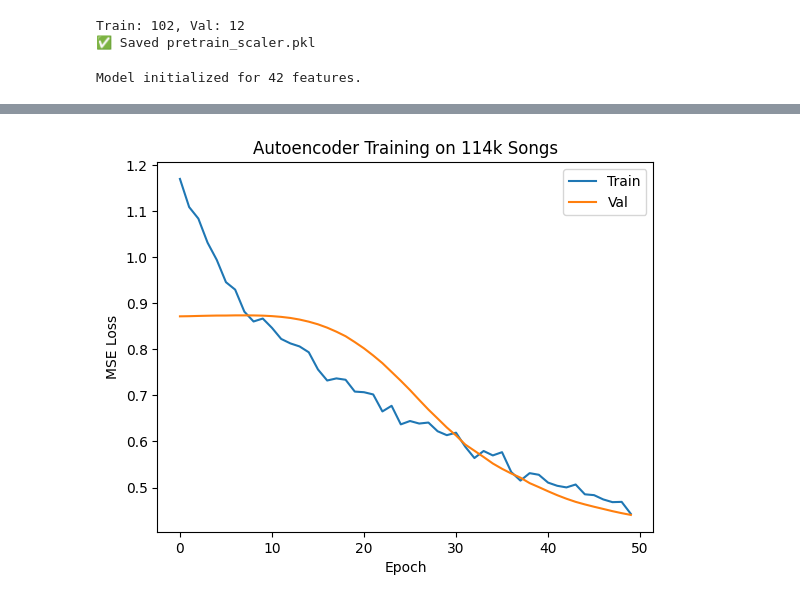
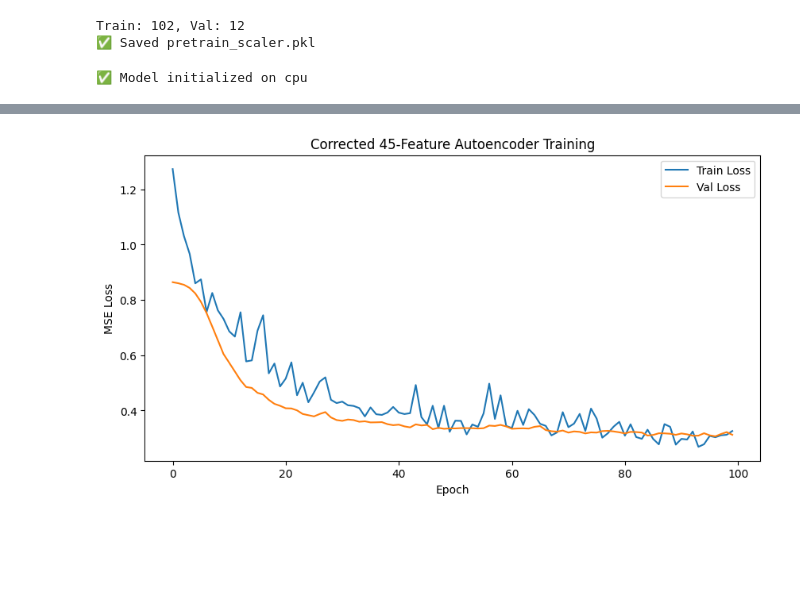
Before and after one commit to kjesinthuyaUCLL/mbti-tune, a Jupyter notebook: notebooks/MBTI_Tracks_Autoencoder.ipynb, the cells around one changed output, grey strips where cells are left out. Saved outputs shown, nothing was run; the diff lists cells and outputs as text; code cells hidden in the pictures; blank space fills up the shorter version.

Commit message:
updating autoencoder v2

```diff
--- a/notebooks/MBTI_Tracks_Autoencoder.ipynb
+++ b/notebooks/MBTI_Tracks_Autoencoder.ipynb
@@ -76,34 +76,22 @@ print("✅ Saved pretrain_scaler.pkl")
 Train: 102, Val: 12
 ✅ Saved pretrain_scaler.pkl
 # %%
-# 4: Define 45-Feature Autoencoder
+# 4: 45-Feature Autoencoder Architecture
 class Autoencoder(nn.Module):
     def __init__(self, input_dim=45, bottleneck_dim=16):
         super(Autoencoder, self).__init__()
-
-        # Encoder: 45 -> 128 -> 64 -> 32 -> 16
         self.encoder = nn.Sequential(
             nn.Linear(input_dim, 128),
             nn.BatchNorm1d(128),
             nn.ReLU(),
-            nn.Dropout(0.2),
+            nn.Dropout(0.3),
             nn.Linear(128, 64),
             nn.BatchNorm1d(64),
             nn.ReLU(),
-            nn.Dropout(0.2),
-            nn.Linear(64, 32),
-            nn.BatchNorm1d(32),
-            nn.ReLU(),
-            nn.Linear(32, bottleneck_dim)
+            nn.Linear(64, bottleneck_dim)
         )
-
-        # Decoder: 16 -> 32 -> 64 -> 128 -> 45
         self.decoder = nn.Sequential(
-            nn.Linear(bottleneck_dim, 32),
-            nn.BatchNorm1d(32),
-            nn.ReLU(),
-            nn.Linear(32, 64),
-            nn.BatchNorm1d(64),
+            nn.Linear(bottleneck_dim, 64),
             nn.ReLU(),
             nn.Linear(64, 128),
             nn.BatchNorm1d(128),
@@ -113,32 +101,31 @@ class Autoencoder(nn.Module):
 
     def forward(self, x):
         encoded = self.encoder(x)
-        decoded = self.decoder(encoded)
-        return encoded, decoded
+        return encoded, self.decoder(encoded)
 
-    def encode(self, x):
-        return self.encoder(x)
-
+# Instantiate the model (This defines the 'model' variable)
 device = torch.device('cuda' if torch.cuda.is_available() else 'cpu')
-model = Autoencoder(input_dim=len(available_features)).to(device)
-print(f"Model initialized for {len(available_features)} features.")
+model = Autoencoder(input_dim=len(feature_names)).to(device)
+print(f"✅ Model initialized on {device}")
 # %% [output]
-Model initialized for 42 features.
+✅ Model initialized on cpu
 # %%
-# 5: Train Autoencoder
-batch_size = 512
+# 5: Optimized Training Loop for 45-Feature Aggregation
+batch_size = 32 # Smaller batch size for better generalization on aggregated data
 train_loader = DataLoader(TensorDataset(X_train), batch_size=batch_size, shuffle=True)
 val_loader = DataLoader(TensorDataset(X_val), batch_size=batch_size)
 
 criterion = nn.MSELoss()
-optimizer = optim.Adam(model.parameters(), lr=0.001, weight_decay=1e-5)
-scheduler = optim.lr_scheduler.ReduceLROnPlateau(optimizer, patience=5, factor=0.5)
+# Increased weight_decay to 1e-4 to combat the high validation loss
+optimizer = optim.Adam(model.parameters(), lr=0.0005, weight_decay=1e-4)
+scheduler = optim.lr_scheduler.ReduceLROnPlateau(optimizer, patience=10, factor=0.5)
 
-epochs = 50
+epochs = 100 # Increased epochs to allow for slower, more stable convergence
 train_losses = []
 val_losses = []
+best_val_loss = float('inf')
 
-print("Training Autoencoder on 114,000 songs...")
+print("Training 45-Feature Autoencoder...")
 print("-" * 50)
 
 for epoch in range(epochs):
@@ -167,15 +154,23 @@ for epoch in range(epochs):
     val_losses.append(val_loss)
     scheduler.step(val_loss)
 
+    # Save the best encoder state
+    if val_loss < best_val_loss:
+        best_val_loss = val_loss
+        torch.save(model.encoder.state_dict(), 'encoder.pth')
+
     if (epoch + 1) % 10 == 0:
-        print(f"Epoch {epoch+1:3d}/50 | Train Loss: {train_loss:.6f} | Val Loss: {val_loss:.6f}")
+        print(f"Epoch {epoch+1:3d}/{epochs} | Train Loss: {train_loss:.6f} | Val Loss: {val_loss:.6f}")
 
-# Plot
-plt.plot(train_losses, label='Train')
-plt.plot(val_losses, label='Val')
+# Plotting the results
+plt.figure(figsize=(10, 5))
+plt.plot(train_losses, label='Train Loss')
+plt.plot(val_losses, label='Val Loss')
 plt.xlabel('Epoch')
 plt.ylabel('MSE Loss')
-plt.title('Autoencoder Training on 114k Songs')
+plt.title('Corrected 45-Feature Autoencoder Training')
 plt.legend()
 plt.show()
+
+print(f"✅ Training Complete. Best Val Loss: {best_val_loss:.6f}")
 # %% [output]
@@ -189 +189 @@ Epoch  50/50 | Train Loss: 0.442824 | Val Loss: 0.440637
-[figure, old version]
+[figure, new version]
```
Also changed, not shown: parts of 8 cells of this notebook.
